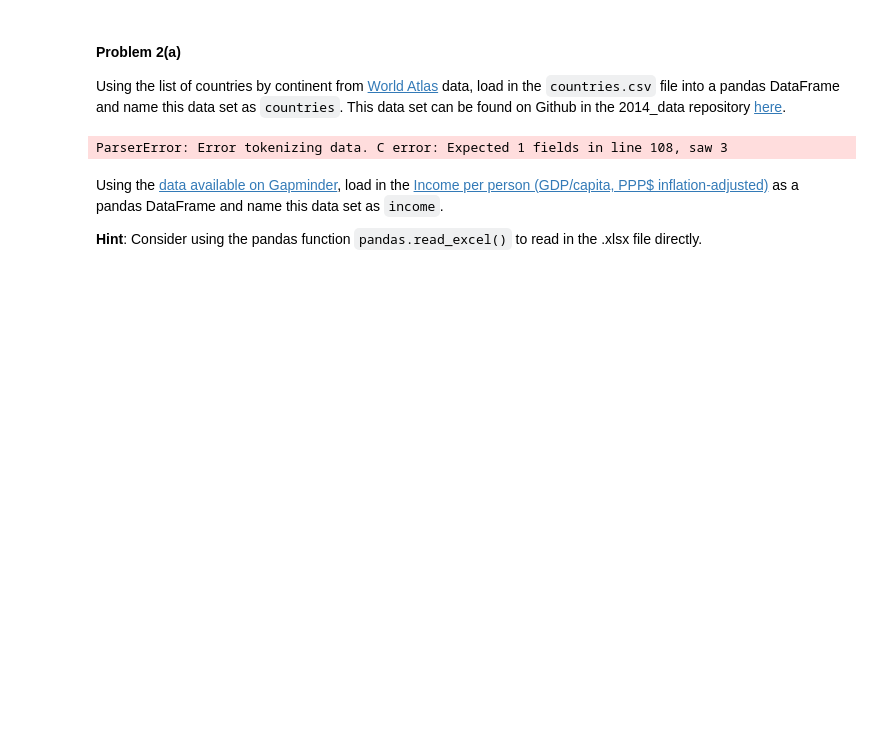
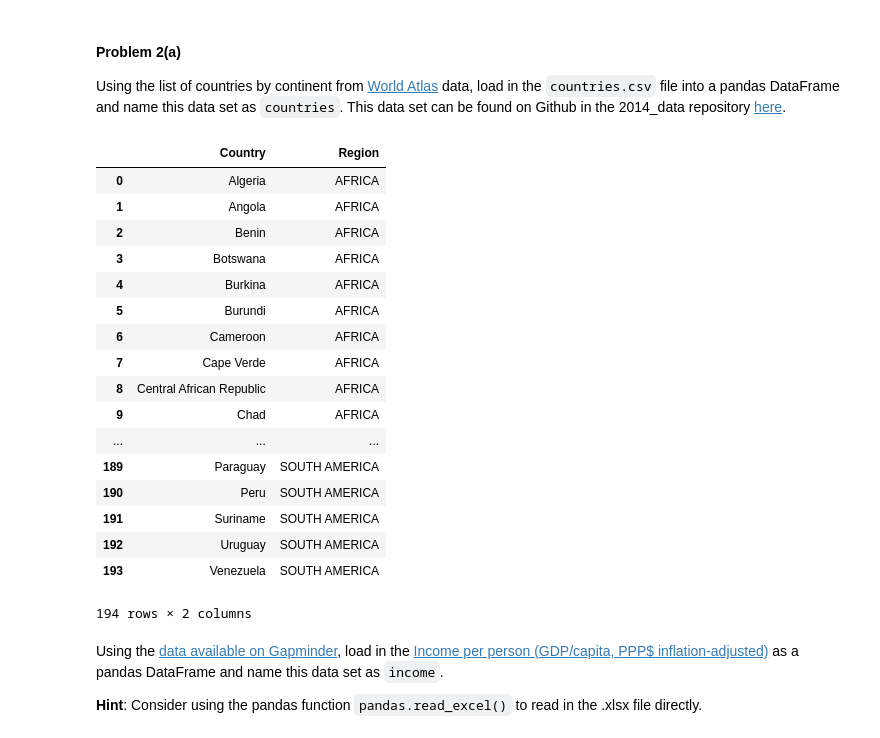
Before and after one commit to AdityaPasari/CS_109, a Jupyter notebook: Homework_2014/HW1/HW1.ipynb, the cells around one changed output. Saved outputs shown, nothing was run; the diff lists cells and outputs as text; code cells hidden in the pictures; blank space fills up the shorter version.

```diff
--- a/Homework_2014/HW1/HW1.ipynb
+++ b/Homework_2014/HW1/HW1.ipynb
@@ -190,11 +190,28 @@ Several media reports have demonstrated the income inequality has increased in t
 Using the list of countries by continent from [World Atlas](http://www.worldatlas.com/cntycont.htm) data, load in the `countries.csv` file into a pandas DataFrame and name this data set as `countries`.  This data set can be found on Github in the 2014_data repository [here](https://github.com/cs109/2014_data/blob/master/countries.csv).
 # %%
 #your code here
-url = "https://github.com/cs109/2014_data/blob/master/countries.csv"
+url = "https://raw.githubusercontent.com/cs109/2014_data/master/countries.csv"
 countries = pd.read_csv(StringIO.StringIO(requests.get(url).content))
 countries
 # %% [output]
+|  | Country | Region |
+| 0 | Algeria | AFRICA |
+| 1 | Angola | AFRICA |
+| 2 | Benin | AFRICA |
+| 3 | Botswana | AFRICA |
+| 4 | Burkina | AFRICA |
+| 5 | Burundi | AFRICA |
+| 6 | Cameroon | AFRICA |
+| 7 | Cape Verde | AFRICA |
+| 8 | Central African Republic | AFRICA |
+| 9 | Chad | AFRICA |
+| ... | ... | ... |
+| 189 | Paraguay | SOUTH AMERICA |
+| 190 | Peru | SOUTH AMERICA |
+| 191 | Suriname | SOUTH AMERICA |
+| 192 | Uruguay | SOUTH AMERICA |
+| 193 | Venezuela | SOUTH AMERICA |
-ParserError: Error tokenizing data. C error: Expected 1 fields in line 108, saw 3
+194 rows × 2 columns
 # %% [markdown]
 Using the [data available on Gapminder](http://www.gapminder.org/data/), load in the [Income per person (GDP/capita, PPP$ inflation-adjusted)](https://spreadsheets.google.com/pub?key=phAwcNAVuyj1jiMAkmq1iMg&gid=0) as a pandas DataFrame and name this data set as `income`.
 
```
Also changed, not shown: 1 other file.
